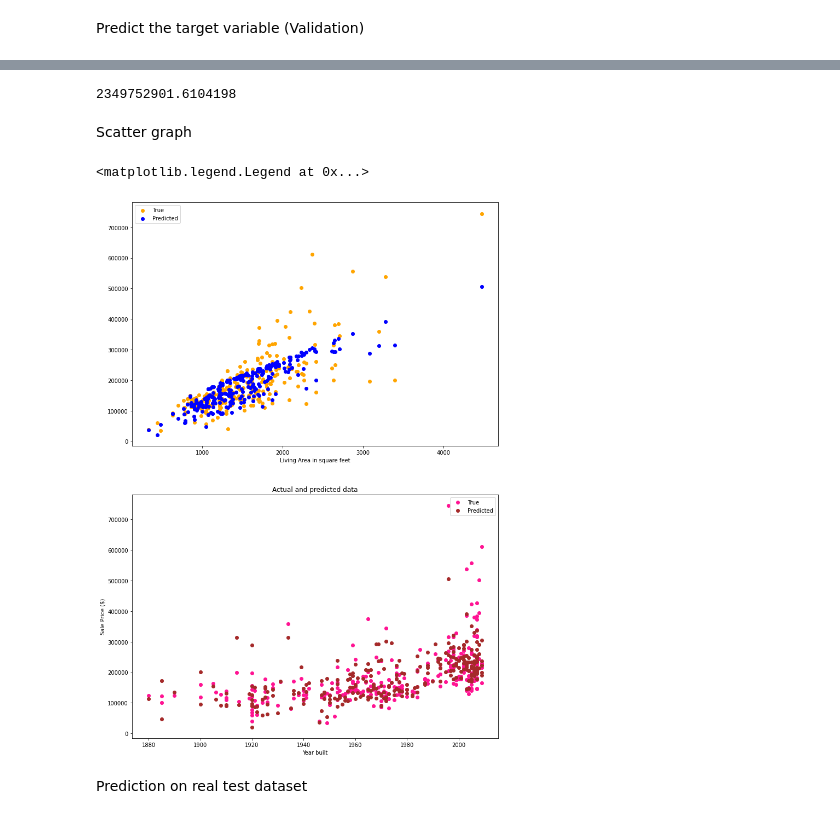
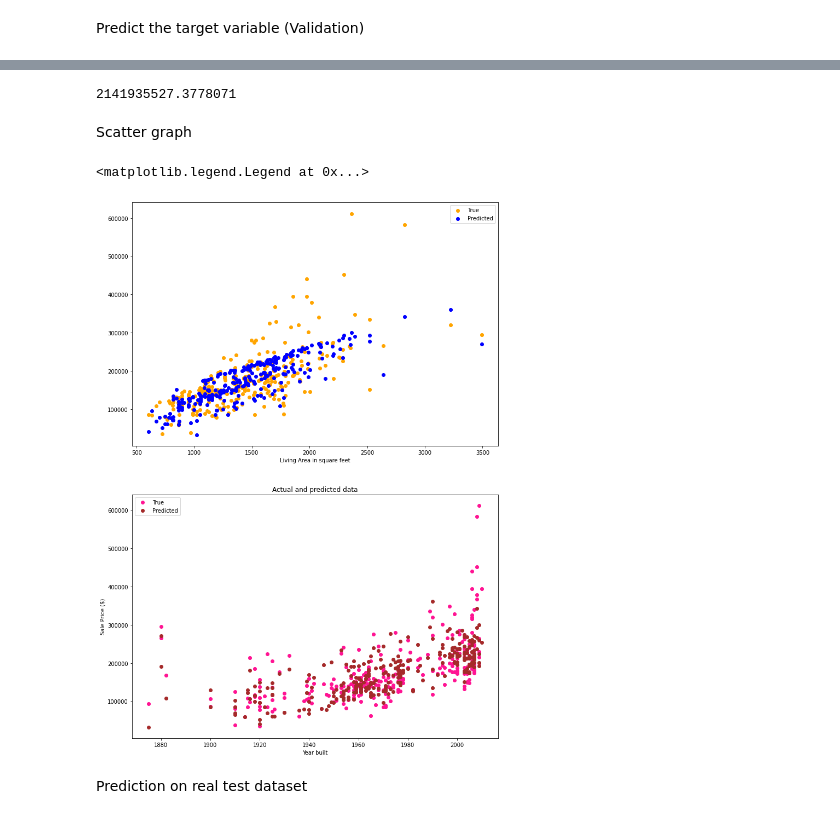
Before and after one commit to anhtien228/diveintocode-ml, a Jupyter notebook: Week5/sprint_learning_scratch.ipynb, the cells around one changed output, grey strips where cells are left out. Cells and saved outputs as stored; diff of their text form; code cells hidden in the pictures.

```diff
--- a/Week5/sprint_learning_scratch.ipynb
+++ b/Week5/sprint_learning_scratch.ipynb
@@ -483,4 +478,11 @@ sgd_grid = [{"SGD_estimator__loss" : ["huber", "epsilon_insensitive", "squared_l
+# %%
+from sklearn.model_selection import GridSearchCV
+
+## Search grid for optimal parameters
+lg_grid = [{'estimator__fit_intercept':[True,False],
+             'estimator__normalize':[True,False],
+             'estimator__copy_X':[True, False]}]
 # %%
-gridSGD = GridSearchCV(sgd_model, param_grid = sgd_grid, scoring='neg_root_mean_squared_error', cv=kfolds, verbose=1)
-gridSGD.fit(X_house_train, y_house_train)
+gridLG = GridSearchCV(lg_model, param_grid = lg_grid, scoring='neg_root_mean_squared_error', cv=kfolds, verbose=1)
+gridLG.fit(X_house_train, y_house_train)
 # %% [output]
@@ -528,2 +511,5 @@ gridSGD.best_score_
 # %% [markdown]
 Predict the target variable (Validation)
+# %%
+gridLG = GridSearchCV(lg_model, param_grid = lg_grid, scoring='neg_root_mean_squared_error', cv=kfolds, verbose=1)
+gridLG.fit(X_house_train, y_house_train)
@@ -530,27 +539,27 @@ Predict the target variable (Validation)
 # %%
-sgd_pred = gridSGD.predict(X_house_val)
+lg_pred = gridLG.predict(X_house_val)
 # %%
 from sklearn.metrics import mean_squared_error
-mean_squared_error(sgd_pred, y_house_val)
+mean_squared_error(lg_pred, y_house_val)
 # %% [output]
-2349752901.6104198
+2141935527.3778071
 # %% [markdown]
 Scatter graph
 # %%
 fig, axs = plt.subplots(2, 1, figsize=(12,18))
 plt.title('Actual and predicted data')
 plt.ylabel('Sale Price ($)')
 axs[0].scatter(X_house_val['GrLivArea'], y_house_val, color="orange", label="True")
-axs[0].scatter(X_house_val['GrLivArea'], sgd_pred, color="blue", label="Predicted")
+axs[0].scatter(X_house_val['GrLivArea'], lg_pred, color="blue", label="Predicted")
 axs[0].set_xlabel('Living Area in square feet')
 axs[0].legend()
 axs[1].scatter(X_house_val['YearBuilt'], y_house_val, color="deeppink", label="True")
-axs[1].scatter(X_house_val['YearBuilt'], sgd_pred, color="brown", label="Predicted")
+axs[1].scatter(X_house_val['YearBuilt'], lg_pred, color="brown", label="Predicted")
 axs[1].set_xlabel('Year built')
 axs[1].legend()
 # %% [output]
 <matplotlib.legend.Legend at 0x...>
-[figure, old version]
+[figure, new version]
 # %% [markdown]
 Prediction on real test dataset
 # %%
```
Also changed, not shown: parts of 12 cells of this notebook.
